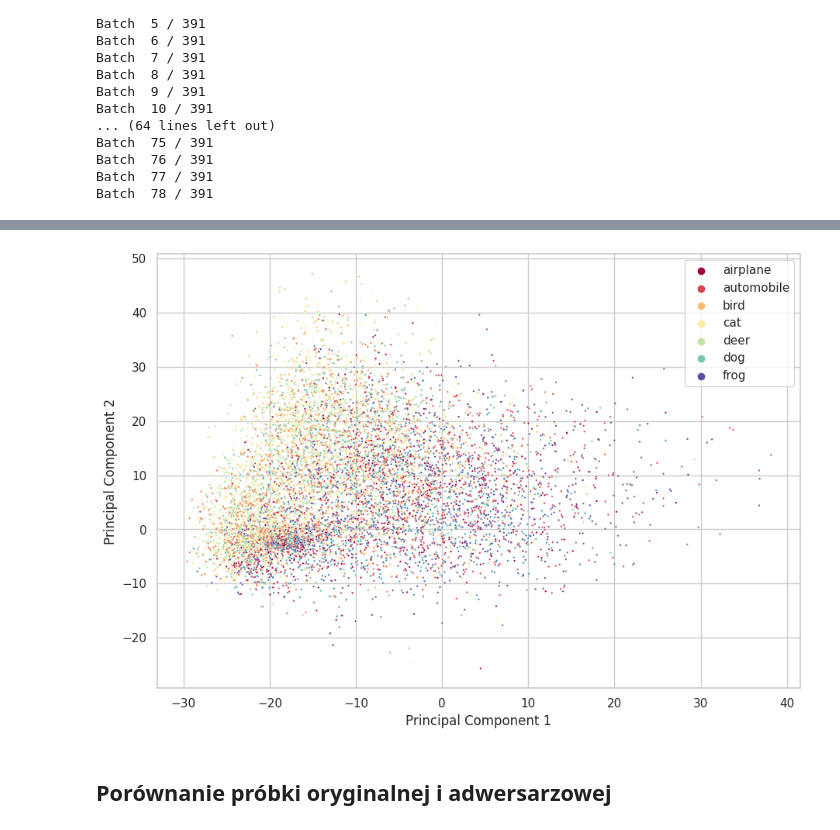
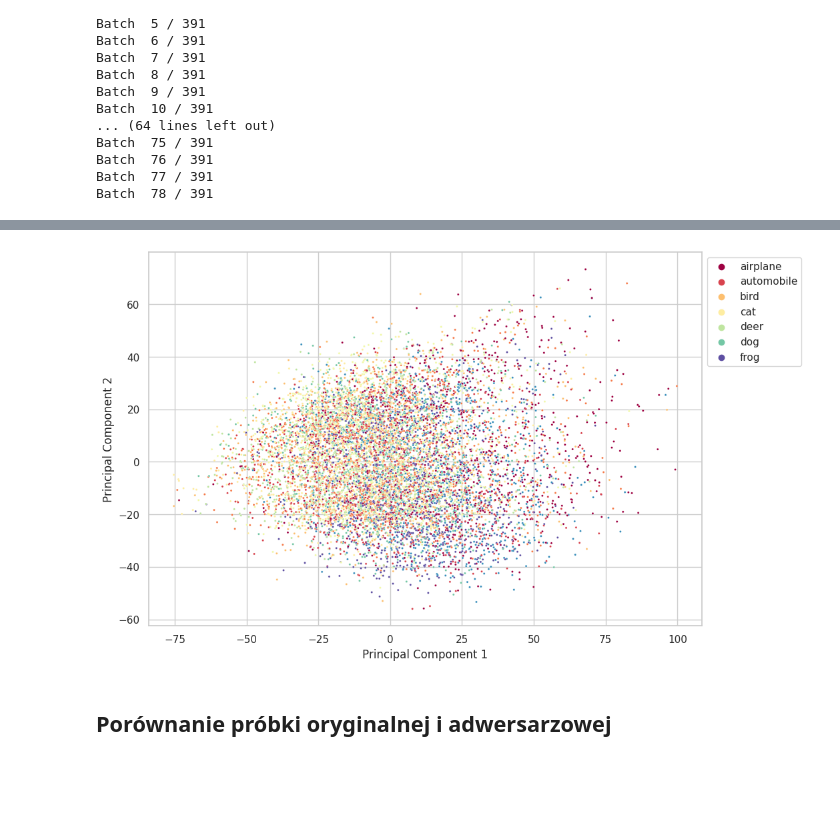
Before and after one commit to Jvlia17/deep-learning, a Jupyter notebook: PCA.ipynb, the cells around one changed output, grey strips where cells are left out. Saved outputs shown, nothing was run; the diff lists cells and outputs as text; code cells hidden in the pictures; blank space fills up the shorter version.

```diff
--- a/PCA.ipynb
+++ b/PCA.ipynb
@@ -30,22 +59,19 @@ from torch.utils.data import DataLoader
 device = torch.device('cuda' if torch.cuda.is_available() else 'cpu')
 
 
-model_ftex = models.resnet152(pretrained=True)
-modules=list(model_ftex.children())[:-2]
-print(list(model_ftex.children()))
-print(modules)
-print(len(modules))
-model_ftex=nn.Sequential(*modules).to(device)
+checkpoint = torch.load('/content/drive/MyDrive/DL/model/resnet_cifar.pth')
 
+net = Net()
+net.load_state_dict(checkpoint['model_state_dict'])
+
+model_ftex = FeatureExtractor(net)
 model_ftex.eval()
-
 
 normalize= transforms.Normalize(mean=[0.49186882, 0.48265398, 0.44717732], std=[0.24697122, 0.24338895, 0.2615926 ])
 batch_size = 128
 
 train_loader = torch.utils.data.DataLoader(
             CIFAR10(root='./data', train=True, transform=transforms.Compose([
-            # transforms.Resize((224, 224)),
             transforms.RandomHorizontalFlip(),
             transforms.RandomCrop(32, 4),
             transforms.ToTensor(),
@@ -253,14 +233,36 @@ import pandas as pd
 import seaborn as sns
 
 
-features_np = [x.squeeze().numpy() for x in features]
+# features_np = [x.squeeze().numpy() for x in features]
+# features_np = np.array(features_np)
+# print(features_np.shape)
+# labels_np = np.array([y.squeeze().numpy() for y in labels])
+# print(labels_np)
+
+
+# features = ['Feature' + str(i) for i in range(features_np.shape[1])]
+# df_cifar = pd.DataFrame(features_np, columns = features)
+# df_cifar['Label'] = labels_np
+# print(df_cifar.head())
+
+
+import numpy as np
+from sklearn.decomposition import PCA
+import pandas as pd
+import seaborn as sns
+
+features_np = [x.numpy() for x in features]
 features_np = np.array(features_np)
+# flatten
+print(features_np.shape)
+# features_np = features_np.reshape(-1, features_np.shape[1] * features_np.shape[2] * features_np.shape[3])
+features_np = features_np.reshape(-1, features_np.shape[1] * features_np.shape[2])
 print(features_np.shape)
 labels_np = np.array([y.squeeze().numpy() for y in labels])
 print(labels_np)
 
-features = ['Feature' + str(i) for i in range(features_np.shape[1])]
-df_cifar = pd.DataFrame(features_np, columns = features)
+features_col = ['Feature' + str(i) for i in range(features_np.shape[1])]
+df_cifar = pd.DataFrame(features_np, columns = features_col)
 df_cifar['Label'] = labels_np
-print(df_cifar.head())
+# print(df_cifar.head())
 # %% [output]
@@ -298,18 +286,18 @@ print(df_converted_data.head())
 # %%
 classes = ['airplane', 'automobile', 'bird', 'cat', 'deer', 'dog', 'frog', 'horse', 'ship', 'truck']
 sns.set(rc={'figure.figsize':(10.7,7.27)})
 sns.set_style("whitegrid")
 g = sns.scatterplot(data=df_converted_data, x="Principal Component 1",
                 y="Principal Component 2", hue="Label",
                 palette=sns.color_palette("Spectral", as_cmap=True),
-                s = 3)
+                s = 5)
 
 handles, labels  =  g.get_legend_handles_labels()
 
 g.legend(handles, classes, bbox_to_anchor=(1, 1))
 plt.savefig("/content/PCA.pdf", format='pdf')
 # %% [output]
-[figure, old version]
+[figure, new version]
 # %% [markdown]
 ## Porównanie próbki oryginalnej i adwersarzowej
 # %%
```
Also changed, not shown: parts of 20 cells of this notebook.
